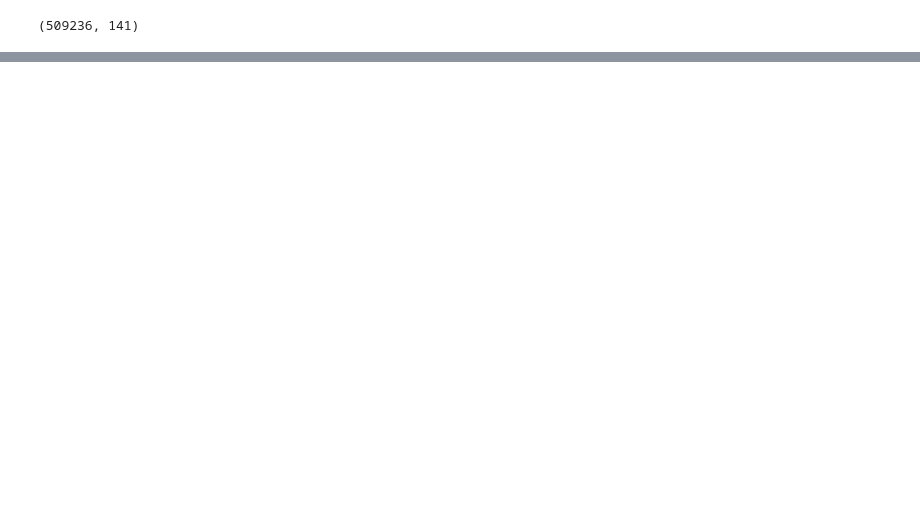
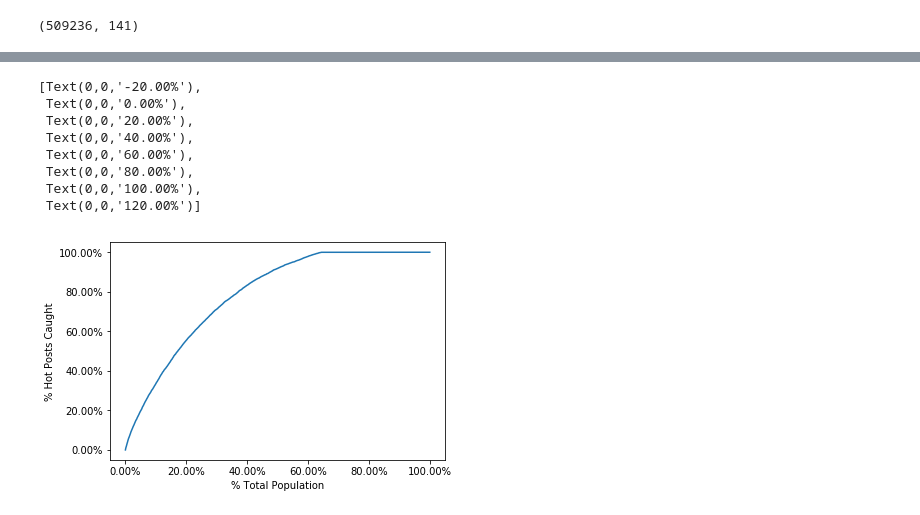
Before and after one commit to dso-599-text-analytics-nlp/reddit, a Jupyter notebook: Whole process Jupyter.ipynb, the cells around one changed output, grey strips where cells are left out. Saved outputs shown, nothing was run; the diff lists cells and outputs as text; code cells hidden in the pictures; blank space fills up the shorter version.

Commit message:
Add FDR graph, comments

```diff
--- a/Whole process Jupyter.ipynb
+++ b/Whole process Jupyter.ipynb
@@ -278,0 +293,13 @@ test FDR@5% of Neural Network: 19.86%
+# %%
+import matplotlib.pyplot as plt
+import seaborn as sns
+fdr_graph=[]
+k=0
+cur=0
+data_size=len(test_df.index)
+for i in test_df.sort_values(by='prob').index:
+    cur+=1
+    k+=test_df.loc[i,'y']
+    fdr_graph.append((k/sum(test_df['y']),cur/data_size))
+# %%
+fdr_graph_df=pd.DataFrame(fdr_graph,columns=['% Hot Posts Caught','% Total Population'])
@@ -278,0 +315,17 @@ test FDR@5% of Neural Network: 19.86%
+# %%
+ax=sns.lineplot(x='% Total Population',y='% Hot Posts Caught',
+            data=fdr_graph_df)
+vals_y = ax.get_yticks()
+ax.set_yticklabels(['{:,.2%}'.format(x) for x in vals_y])
+vals_x = ax.get_xticks()
+ax.set_xticklabels(['{:,.2%}'.format(x) for x in vals_x])
+# %% [output]
+[Text(0,0,'-20.00%'),
+ Text(0,0,'0.00%'),
+ Text(0,0,'20.00%'),
+ Text(0,0,'40.00%'),
+ Text(0,0,'60.00%'),
+ Text(0,0,'80.00%'),
+ Text(0,0,'100.00%'),
+ Text(0,0,'120.00%')]
+[figure, added]
```
Also changed, not shown: parts of 15 cells of this notebook.
